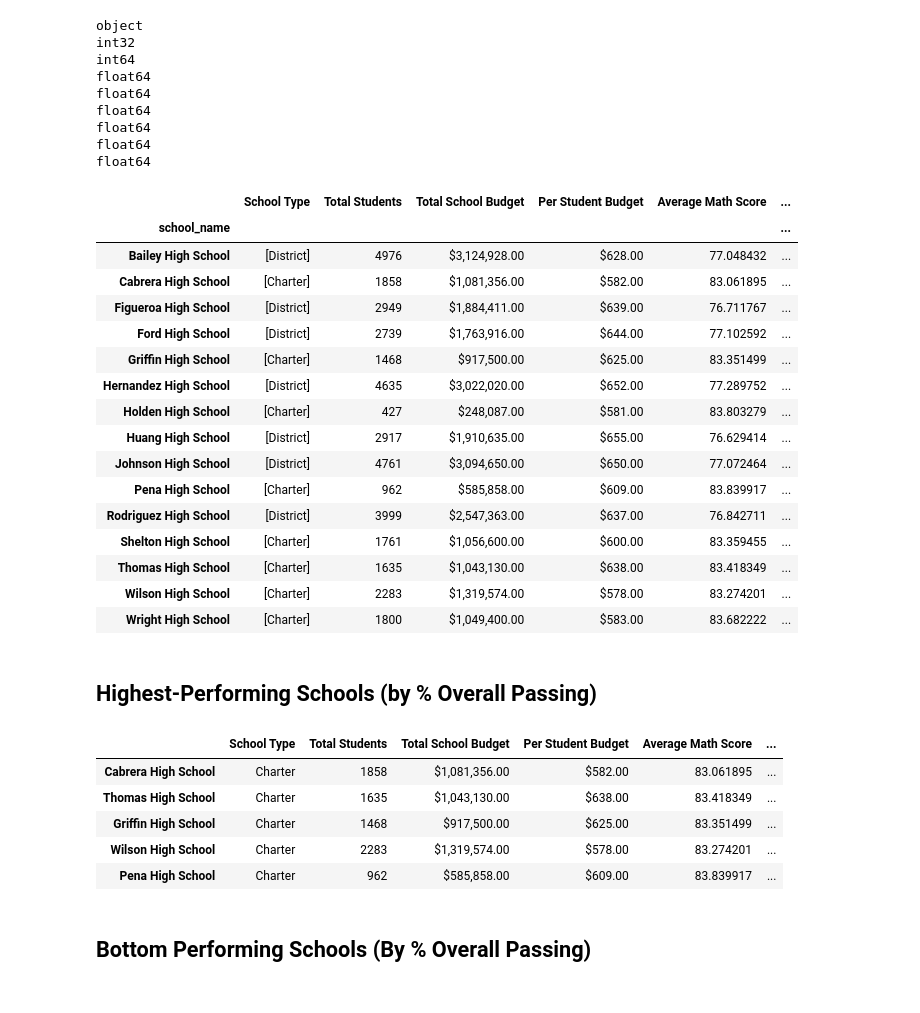
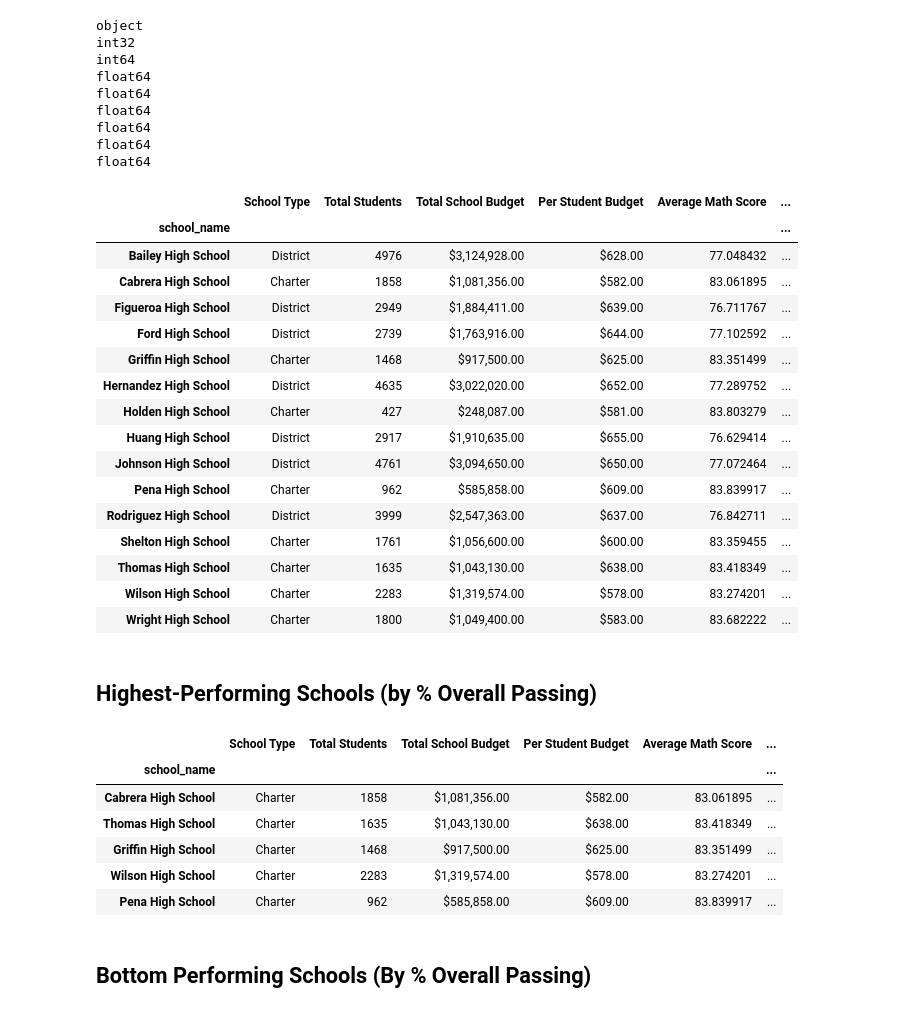
Before and after one commit to fraserclaire/UCBerkeley_DataAnalystBC, a Jupyter notebook: mod4/PyCitySchools/PyCitySchools_complete.ipynb, the cells around one changed output. Drawn from its saved outputs; the diff is of its cells as text; code cells hidden in the pictures.

```diff
--- a/mod4/PyCitySchools/PyCitySchools_complete.ipynb
+++ b/mod4/PyCitySchools/PyCitySchools_complete.ipynb
@@ -110,7 +110,9 @@ district_summary
 ## School Summary
 # %%
 # Use the code provided to select all of the school types
-school_types = school_data.groupby('school_name')['type'].unique().reset_index()
+
+school_types = school_data.groupby('school_name')['type'].agg(lambda x: x.unique()[0]).reset_index()
+#school_types = school_data.groupby('school_name')['type'].unique().reset_index()
 school_types = school_types.set_index('school_name')
 school_types
 # %% [output]
@@ -425,29 +427,30 @@ per_school_summary
 # %% [output]
 |  | School Type | Total Students | Total School Budget | Per Student Budget | Average Math Score | ... |
 | school_name |  |  |  |  |  | ... |
-| Bailey High School | [District] | 4976 | $3,124,928.00 | $628.00 | 77.048432 | ... |
-| Cabrera High School | [Charter] | 1858 | $1,081,356.00 | $582.00 | 83.061895 | ... |
-| Figueroa High School | [District] | 2949 | $1,884,411.00 | $639.00 | 76.711767 | ... |
-| Ford High School | [District] | 2739 | $1,763,916.00 | $644.00 | 77.102592 | ... |
-| Griffin High School | [Charter] | 1468 | $917,500.00 | $625.00 | 83.351499 | ... |
-| Hernandez High School | [District] | 4635 | $3,022,020.00 | $652.00 | 77.289752 | ... |
-| Holden High School | [Charter] | 427 | $248,087.00 | $581.00 | 83.803279 | ... |
-| Huang High School | [District] | 2917 | $1,910,635.00 | $655.00 | 76.629414 | ... |
-| Johnson High School | [District] | 4761 | $3,094,650.00 | $650.00 | 77.072464 | ... |
-| Pena High School | [Charter] | 962 | $585,858.00 | $609.00 | 83.839917 | ... |
-| Rodriguez High School | [District] | 3999 | $2,547,363.00 | $637.00 | 76.842711 | ... |
-| Shelton High School | [Charter] | 1761 | $1,056,600.00 | $600.00 | 83.359455 | ... |
-| Thomas High School | [Charter] | 1635 | $1,043,130.00 | $638.00 | 83.418349 | ... |
-| Wilson High School | [Charter] | 2283 | $1,319,574.00 | $578.00 | 83.274201 | ... |
-| Wright High School | [Charter] | 1800 | $1,049,400.00 | $583.00 | 83.682222 | ... |
+| Bailey High School | District | 4976 | $3,124,928.00 | $628.00 | 77.048432 | ... |
+| Cabrera High School | Charter | 1858 | $1,081,356.00 | $582.00 | 83.061895 | ... |
+| Figueroa High School | District | 2949 | $1,884,411.00 | $639.00 | 76.711767 | ... |
+| Ford High School | District | 2739 | $1,763,916.00 | $644.00 | 77.102592 | ... |
+| Griffin High School | Charter | 1468 | $917,500.00 | $625.00 | 83.351499 | ... |
+| Hernandez High School | District | 4635 | $3,022,020.00 | $652.00 | 77.289752 | ... |
+| Holden High School | Charter | 427 | $248,087.00 | $581.00 | 83.803279 | ... |
+| Huang High School | District | 2917 | $1,910,635.00 | $655.00 | 76.629414 | ... |
+| Johnson High School | District | 4761 | $3,094,650.00 | $650.00 | 77.072464 | ... |
+| Pena High School | Charter | 962 | $585,858.00 | $609.00 | 83.839917 | ... |
+| Rodriguez High School | District | 3999 | $2,547,363.00 | $637.00 | 76.842711 | ... |
+| Shelton High School | Charter | 1761 | $1,056,600.00 | $600.00 | 83.359455 | ... |
+| Thomas High School | Charter | 1635 | $1,043,130.00 | $638.00 | 83.418349 | ... |
+| Wilson High School | Charter | 2283 | $1,319,574.00 | $578.00 | 83.274201 | ... |
+| Wright High School | Charter | 1800 | $1,049,400.00 | $583.00 | 83.682222 | ... |
 # %% [markdown]
 ## Highest-Performing Schools (by % Overall Passing)
 # %%
 # Sort the schools by `% Overall Passing` in descending order and display the top 5 rows.
-top_schools =
+top_schools = per_school_summary.sort_values(by='% Overall Passing', ascending=False)
 top_schools.head(5)
 # %% [output]
 |  | School Type | Total Students | Total School Budget | Per Student Budget | Average Math Score | ... |
+| school_name |  |  |  |  |  | ... |
 | Cabrera High School | Charter | 1858 | $1,081,356.00 | $582.00 | 83.061895 | ... |
 | Thomas High School | Charter | 1635 | $1,043,130.00 | $638.00 | 83.418349 | ... |
 | Griffin High School | Charter | 1468 | $917,500.00 | $625.00 | 83.351499 | ... |
```
Also changed, not shown: parts of 14 cells of this notebook.
